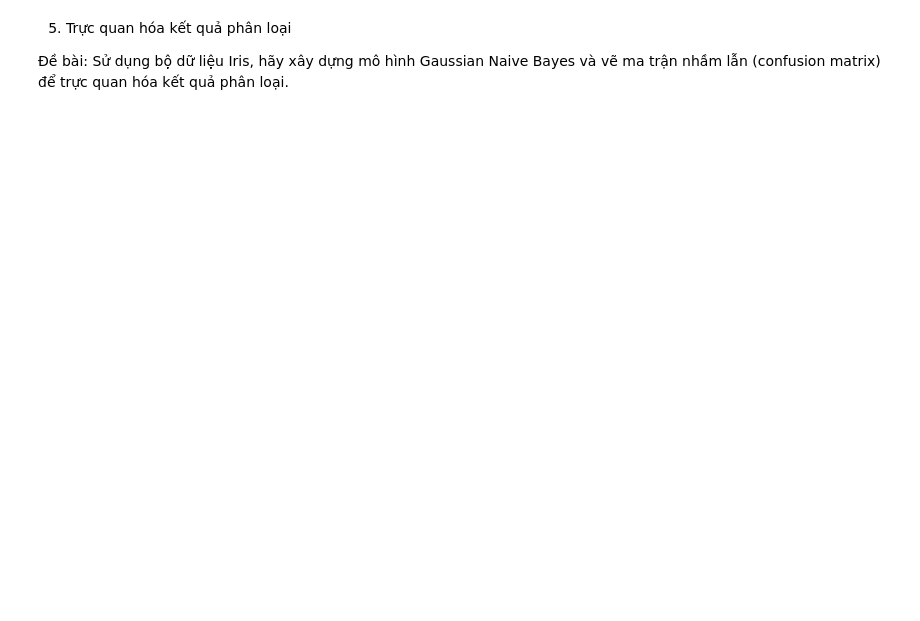
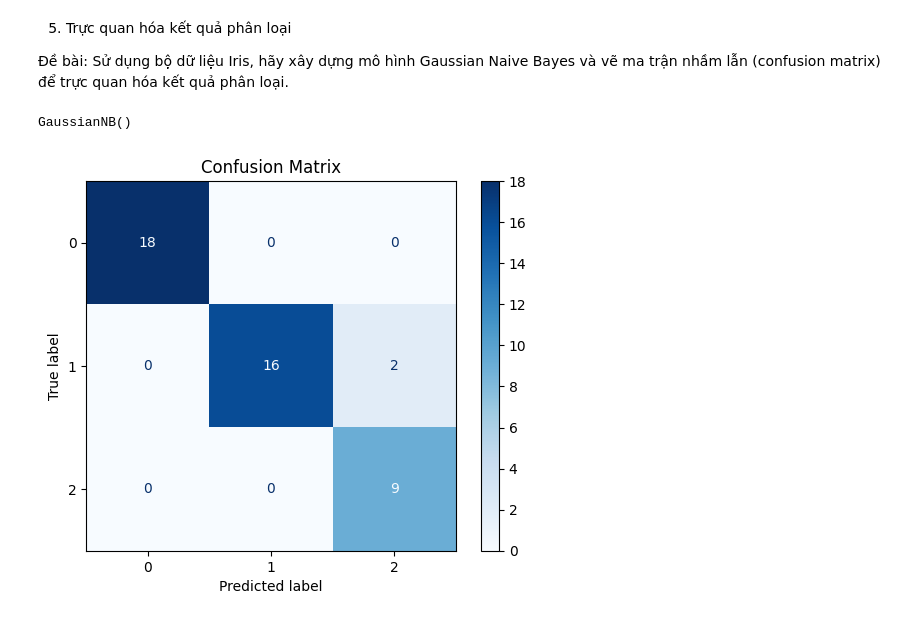
Before and after one commit to bloghaynhat/nmptdlai, a Jupyter notebook: 22683091_LePhamMinhDuc/btap5.ipynb, the cells around one changed output. Saved outputs shown, nothing was run; the diff lists cells and outputs as text; code cells hidden in the pictures; blank space fills up the shorter version.

```diff
--- a/22683091_LePhamMinhDuc/btap5.ipynb
+++ b/22683091_LePhamMinhDuc/btap5.ipynb
@@ -5,13 +11,29 @@ matrix) để trực quan hóa kết quả phân loại.</p>
 # %%
-# 1. Tải và chia dữ liệu Iris như trong bài tập 1.
+# 1. Tải và chia dữ liệu Iris như trong bài tập 1
+iris = load_iris()
+x = iris.data
+y = iris.target
+X_train, X_test, y_train, y_test = train_test_split(x,y,test_size=0.3, random_state=34)
 # %%
 # 2. Huấn luyện mô hình Gaussian Naive Bayes.
+gnb = GaussianNB()
+gnb.fit(X_train, y_train)
+# %% [output]
+GaussianNB()
 # %%
 # 3. Dự đoán trên tập kiểm tra.
+y_pred = gnb.predict(X_test)
 # %%
 # 4. Sử dụng confusion_matrix từ sklearn.metrics để tạo ma trận nhầm lẫn.
+cm = confusion_matrix(y_test, y_pred)
 # %%
 # 5. Sử dụng ConfusionMatrixDisplay để vẽ ma trận nhầm lẫn.
+disp = ConfusionMatrixDisplay(confusion_matrix=cm)
+disp.plot(cmap='Blues')
+plt.title('Confusion Matrix')
+plt.show()
+# %% [output]
+[figure, added]
 # %%
 # 6. Phân tích kết quả: các ô trên đường chéo chính cho biết số lượng mẫu được phân loại đúng, các ô khác cho biết
 # số lượng mẫu bị phân loại sai
```
Also changed, not shown: parts of 2 cells of this notebook, 2 other files.
